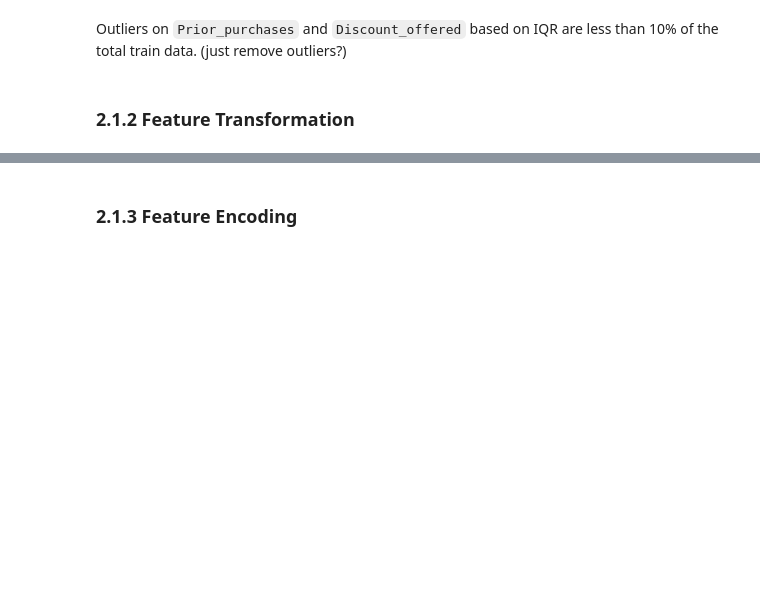
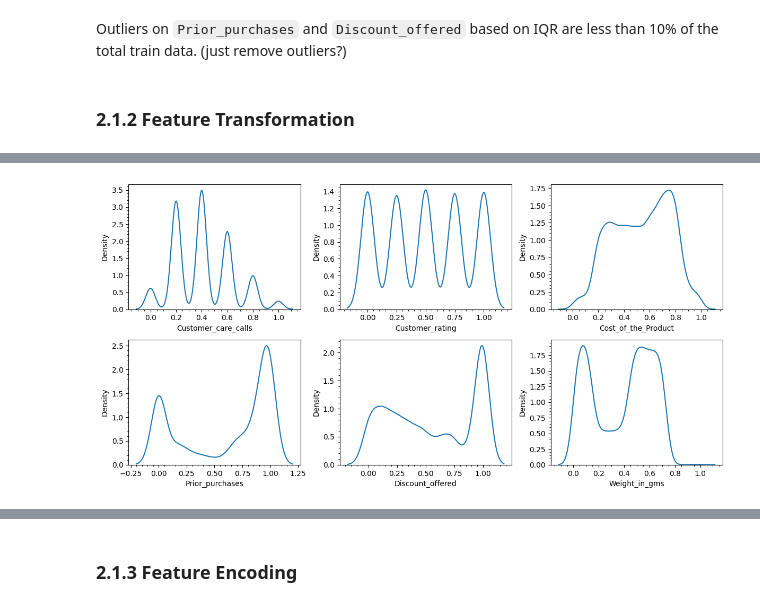
Before and after one commit to uniainiyah/ecommerce-ds, a Jupyter notebook: Final_Project_DS_Rakamin_Batch_31_Kelompok_4_(Cobra).ipynb, the cells around one changed output, grey strips where cells are left out. Saved outputs shown, nothing was run; the diff lists cells and outputs as text; code cells hidden in the pictures; blank space fills up the shorter version.

Commit message:
feature transformation

```diff
--- a/Final_Project_DS_Rakamin_Batch_31_Kelompok_4_(Cobra).ipynb
+++ b/Final_Project_DS_Rakamin_Batch_31_Kelompok_4_(Cobra).ipynb
@@ -587,0 +608,20 @@ Outliers on `Prior_purchases` and `Discount_offered` based on IQR are less than
+# %%
+col = ['Prior_purchases', 'Discount_offered']
+x_train_transform = x_train
+x_train_transform[col] = Normalizer().fit_transform(x_train[col].values.reshape(len(x_train),2))
+x_train_transform[nums] = MinMaxScaler().fit_transform(x_train[nums].values.reshape(x_train[nums].shape))
+# %%
+fig, axes = plt.subplots(2, 3, figsize=(12, 6))
+
+i = 0
+for y in axes:
+    for ax in y:
+        column = nums[i]
+        sns.kdeplot(x_train_transform, x=column, ax=ax)
+        ax.minorticks_on()
+        i += 1
+
+fig.tight_layout(pad=1)
+plt.show()
+# %% [output]
+[figure, added]
```
Also changed, not shown: parts of 9 cells of this notebook.
